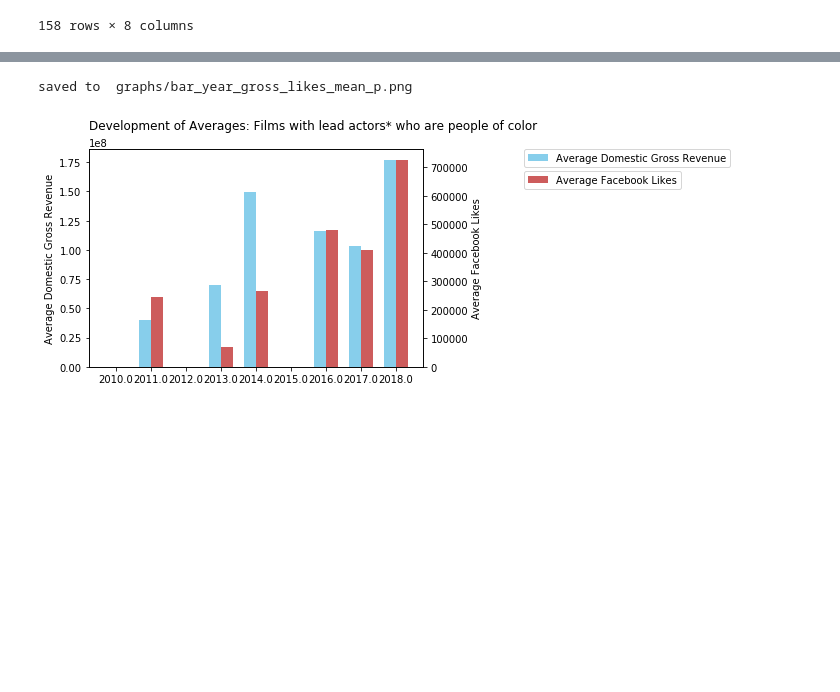
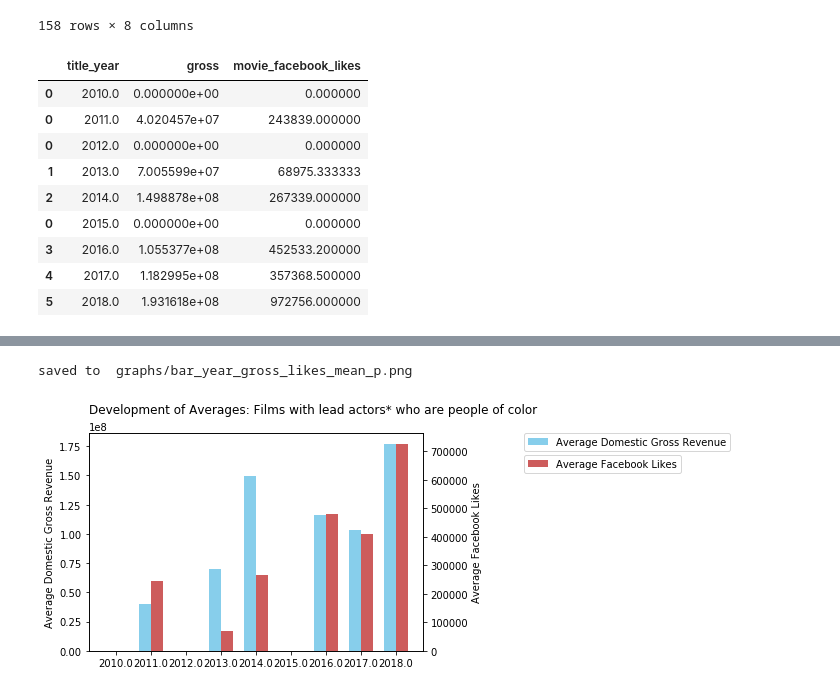
Before and after one commit to Data-Science-HTW/diversity-in-movies, a Jupyter notebook: Diversity In Movies 2.ipynb, the cells around one changed output, grey strips where cells are left out. Drawn from its saved outputs; the diff is of its cells as text; code cells hidden in the pictures; blank space fills up the shorter version.

```diff
--- a/Diversity In Movies 2.ipynb
+++ b/Diversity In Movies 2.ipynb
@@ -194,0 +283,58 @@ if(remove_statistical_outliers):
+# %%
+# Adding to the db if no values for a year are available
+# Wanted len: 8
+if(remove_statistical_outliers):
+    dfs = {'movies_fw_sum_by_year_likes': movies_fw_sum_by_year_likes,
+           'movies_mp_sum_by_year_likes': movies_mp_sum_by_year_likes,
+           'movies_mw_sum_by_year_likes': movies_mw_sum_by_year_likes,
+           'movies_fp_sum_by_year_likes': movies_fp_sum_by_year_likes,
+           'movies_fw_sum_by_year_likes': movies_fw_mean_by_year_likes,
+           'movies_mp_sum_by_year_likes': movies_mp_mean_by_year_likes,
+           'movies_mw_sum_by_year_likes': movies_mw_mean_by_year_likes,
+           'movies_fp_sum_by_year_likes': movies_fp_mean_by_year_likes,
+           'movies_fw_sum_by_year_gross': movies_fw_sum_by_year_gross,
+           'movies_mp_sum_by_year_gross': movies_mp_sum_by_year_gross,
+           'movies_mw_sum_by_year_gross': movies_mw_sum_by_year_gross,
+           'movies_fp_sum_by_year_gross': movies_fp_sum_by_year_gross,
+           'movies_fw_sum_by_year_gross': movies_fw_mean_by_year_gross,
+           'movies_mp_sum_by_year_gross': movies_mp_mean_by_year_gross,
+           'movies_mw_sum_by_year_gross': movies_mw_mean_by_year_gross,
+           'movies_fp_sum_by_year_gross': movies_fp_mean_by_year_gross}
+else:
+    dfs = {'movies_mw_sum_by_year': movies_mw_sum_by_year,
+           'movies_fp_sum_by_year': movies_fp_sum_by_year,
+           'movies_fw_sum_by_year': movies_fw_sum_by_year,
+           'movies_mp_sum_by_year': movies_mp_sum_by_year,
+           'movies_mw_mean_by_year': movies_mw_mean_by_year,
+           'movies_fp_mean_by_year': movies_fp_mean_by_year,
+           'movies_fw_mean_by_year': movies_fw_mean_by_year,
+           'movies_mp_mean_by_year': movies_mp_mean_by_year}
+
+def correctDf(d):
+    d = dfs[d]
+    if(len(d) == 8):
+        return d
+    c=list(d)
+    years=[2010, 2011, 2012, 2013, 2014, 2015, 2016, 2017, 2018]
+    existing_years=[]
+    for index, row in d.iterrows():
+        existing_years.append(row['title_year'])
+    for y in years:
+        if (y not in existing_years):
+            d = d.append(pd.DataFrame([[y,0,0]], columns=c))
+    return d
+
+dfs_corrected_subcats = {k: correctDf(k).sort_values(by='title_year') for k, v in dfs.items()}
+
+dfs_corrected_subcats['movies_mp_mean_by_year']
+# %% [output]
+|  | title_year | gross | movie_facebook_likes |
+| 0 | 2010.0 | 0.000000e+00 | 0.000000 |
+| 0 | 2011.0 | 4.020457e+07 | 243839.000000 |
+| 0 | 2012.0 | 0.000000e+00 | 0.000000 |
+| 1 | 2013.0 | 7.005599e+07 | 68975.333333 |
+| 2 | 2014.0 | 1.498878e+08 | 267339.000000 |
+| 0 | 2015.0 | 0.000000e+00 | 0.000000 |
+| 3 | 2016.0 | 1.055377e+08 | 452533.200000 |
+| 4 | 2017.0 | 1.182995e+08 | 357368.500000 |
+| 5 | 2018.0 | 1.931618e+08 | 972756.000000 |
```
Also changed, not shown: parts of 17 cells of this notebook, 1 other file.
